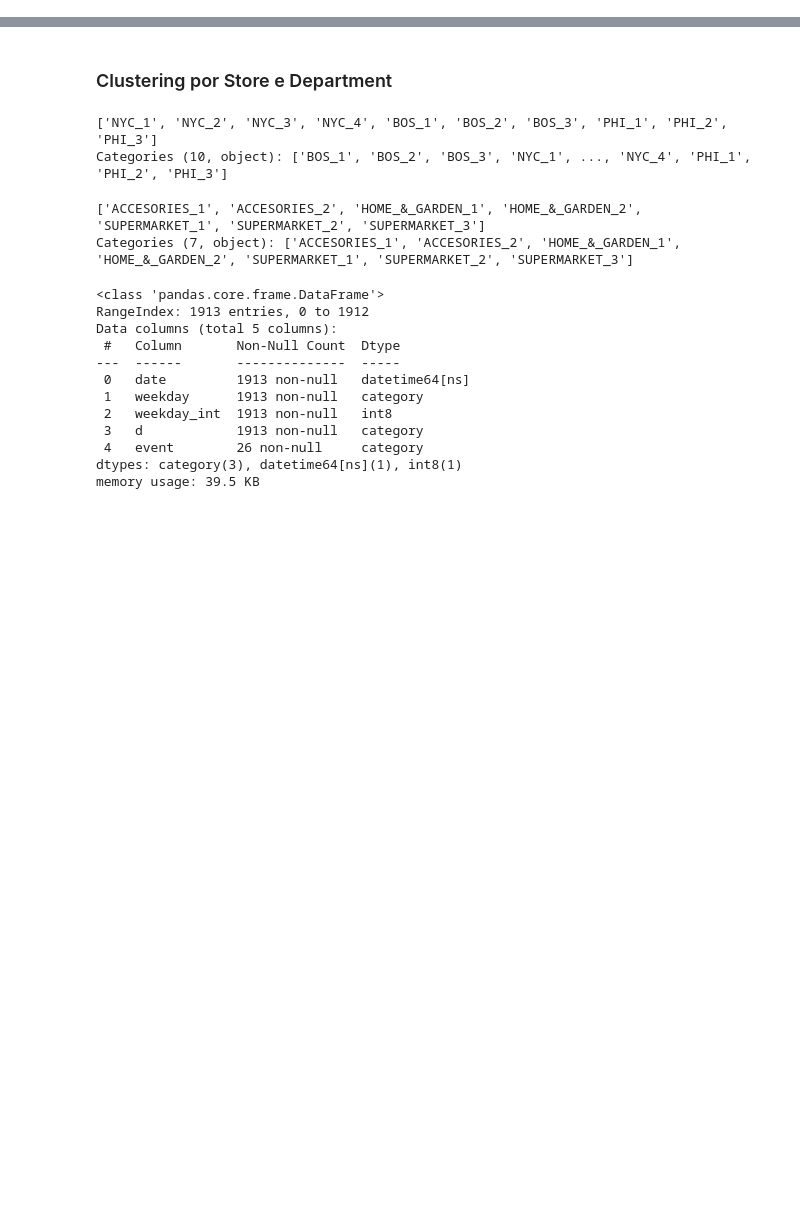
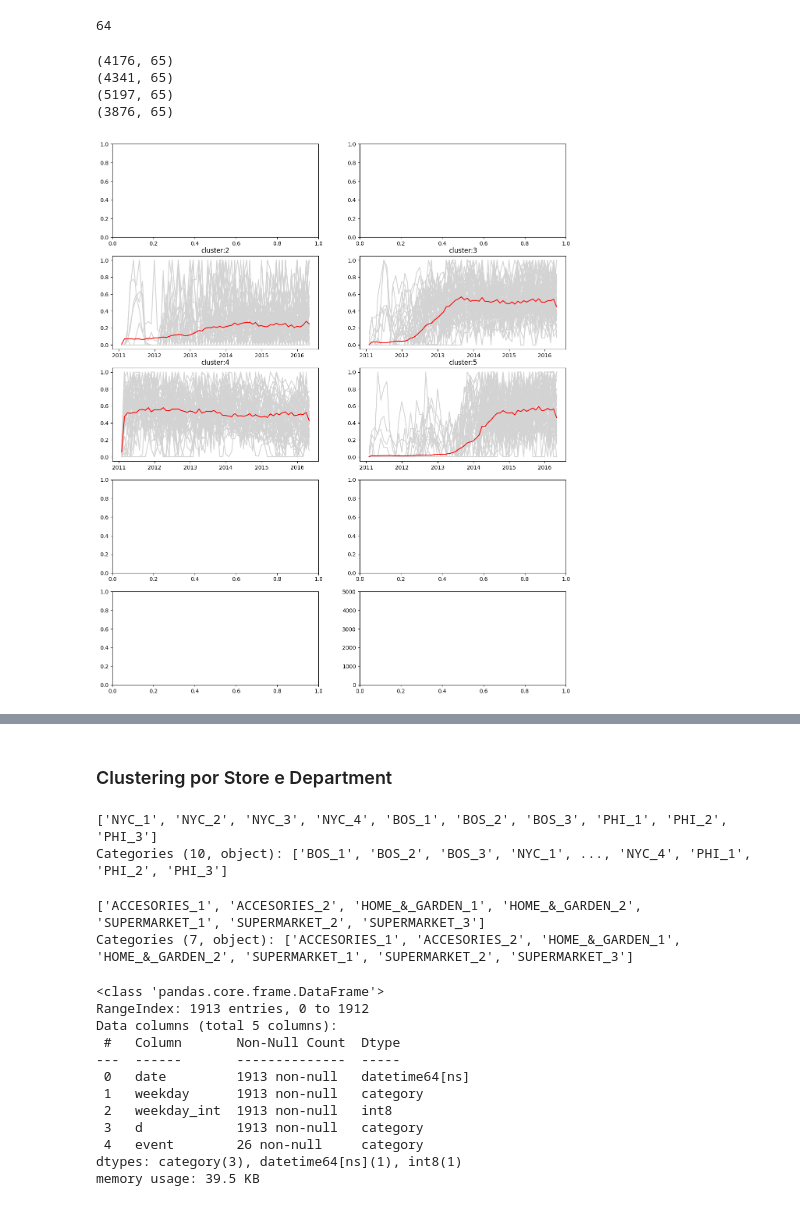
Before and after one commit to JeffAirData/DS-Market, a Jupyter notebook: notebooks/clustering.ipynb, the cells around one changed output, grey strips where cells are left out. Cells and saved outputs as stored; diff of their text form; code cells hidden in the pictures; blank space fills up the shorter version.

```diff
--- a/notebooks/clustering.ipynb
+++ b/notebooks/clustering.ipynb
@@ -26,0 +62,4 @@ calendar = pd.read_pickle('../data/processed/daily_calendar_with_events.pkl')
+# %%
+merged = pd.merge(sales_melted, calendar, on='d', how='left')
+# %%
+df = merged.groupby([pd.Grouper(key='date', freq='M'),'id'])['sales'].sum().reset_index(name='sales')
@@ -26,0 +87,19 @@ calendar = pd.read_pickle('../data/processed/daily_calendar_with_events.pkl')
+# %%
+di = dict()
+for column in pivot_df.columns:
+    di[column] = pivot_df[pivot_df[column] == 0].shape[0]
+cols = sorted(di, key=di.get, reverse=True)
+# %%
+nclusters = 10
+def cluster(matrix, n_clusters=8):
+    kmeans = KMeans(n_clusters)
+    labels_kmeans = kmeans.fit_predict(matrix)
+    print(labels_kmeans)
+    cluster_df = pd.DataFrame()
+    cluster_df['id'] = pivot_df.index
+    cluster_df['cluster_kmeans'] = labels_kmeans
+    return cluster_df
+
+cluster_df = cluster(pivot_df[cols].values)
+pivot_df['cluster_means'] = cluster_df['cluster_kmeans'].values
+pivot_df.head()
@@ -26,0 +116,32 @@ calendar = pd.read_pickle('../data/processed/daily_calendar_with_events.pkl')
+# %%
+len(df['date'].unique())
+# %% [output]
+64
+# %%
+fig, ax = plt.subplots(nrows=int(nclusters/2), ncols=2, figsize=(15,18))
+
+x, y = 0, 0
+for j in range(2, 6):
+    if j == 0:
+        x = 0
+        y = 0
+    elif j % 2 == 0:
+        x += 1
+        y = 0
+    else:
+        y += 1
+    a = pivot_df[pivot_df['cluster_means'] == j]
+    print(a.shape)
+    for i in range(0, 50):
+        ax[x, y].plot(df['date'].unique(), a.iloc[i, :-1].values, color='lightgrey');
+    ax[x, y].plot(df['date'].unique(), a.iloc[:, :-1].values.mean(axis=0), color='red')
+    ax[x, y].set_title('cluster:' + str(j))
+
+plt.ylim(0, 5000)
+plt.show()
+# %% [output]
+(4176, 65)
+(4341, 65)
+(5197, 65)
+(3876, 65)
+[figure, added]
```
Also changed, not shown: parts of 19 cells of this notebook, 4 other files.
